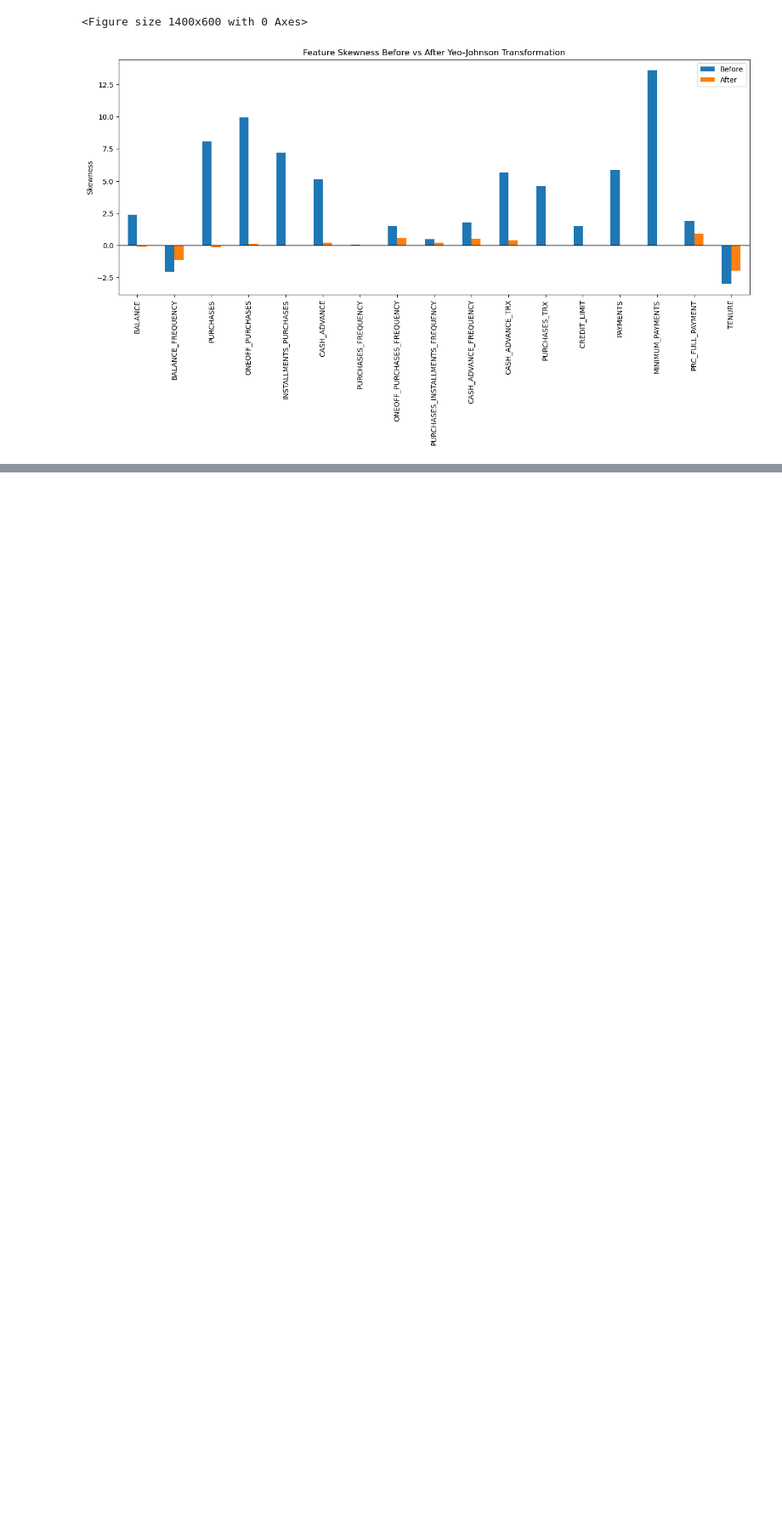
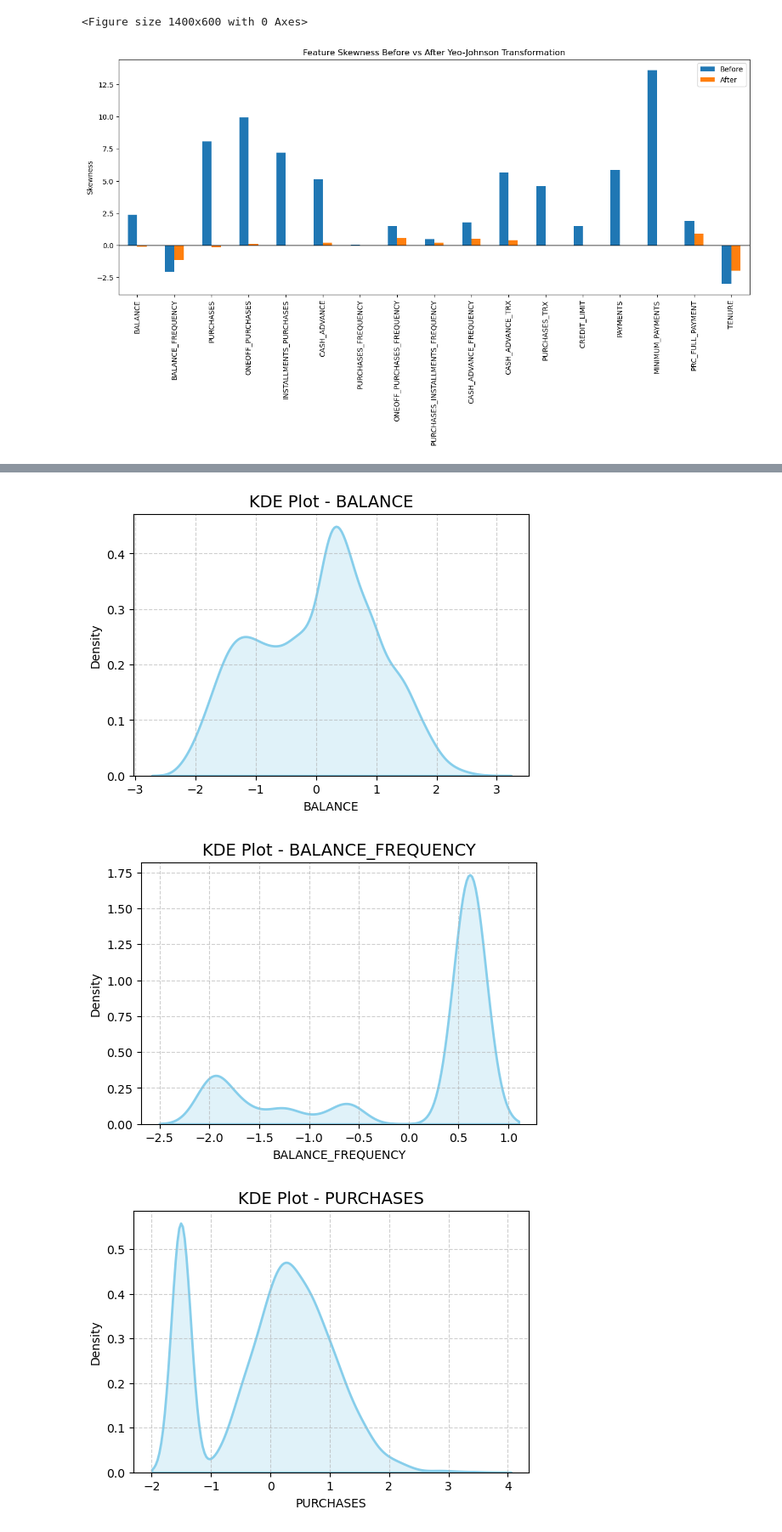
Before and after one commit to navaneethakrishnanms/Unsupervised-learning-clustering-part-1, a Jupyter notebook: task.ipynb, the cells around one changed output, grey strips where cells are left out. Shown at 85% size. Drawn from its saved outputs; the diff is of its cells as text; code cells hidden in the pictures; blank space fills up the shorter version.

```diff
--- a/task.ipynb
+++ b/task.ipynb
@@ -219,7 +167,7 @@ import matplotlib.pyplot as plt
 
 skew_before = df_numeric.skew()
 
-df_after = pd.DataFrame(df_transformed, columns=df_numeric.columns)
+df_after = pd.DataFrame(X_scaled, columns=df_numeric.columns)
 skew_after = df_after.skew()
 
 skew_df = pd.DataFrame({"Before": skew_before, "After": skew_after})
@@ -244,0 +206,16 @@ plt.show()
+# %%
+import matplotlib.pyplot as plt
+import seaborn as sns
+
+for col in df_after.columns:
+    plt.figure(figsize=(6,4))
+    sns.kdeplot(df_after[col], fill=True, color="skyblue", linewidth=2)
+    plt.title(f"KDE Plot - {col}", fontsize=14)
+    plt.xlabel(col)
+    plt.ylabel("Density")
+    plt.grid(True, linestyle="--", alpha=0.6)
+    plt.show()
+# %% [output]
+[figure, added]
+[figure, added]
+[figure, added]
```
Also changed, not shown: parts of 16 cells of this notebook, 3 other files.
